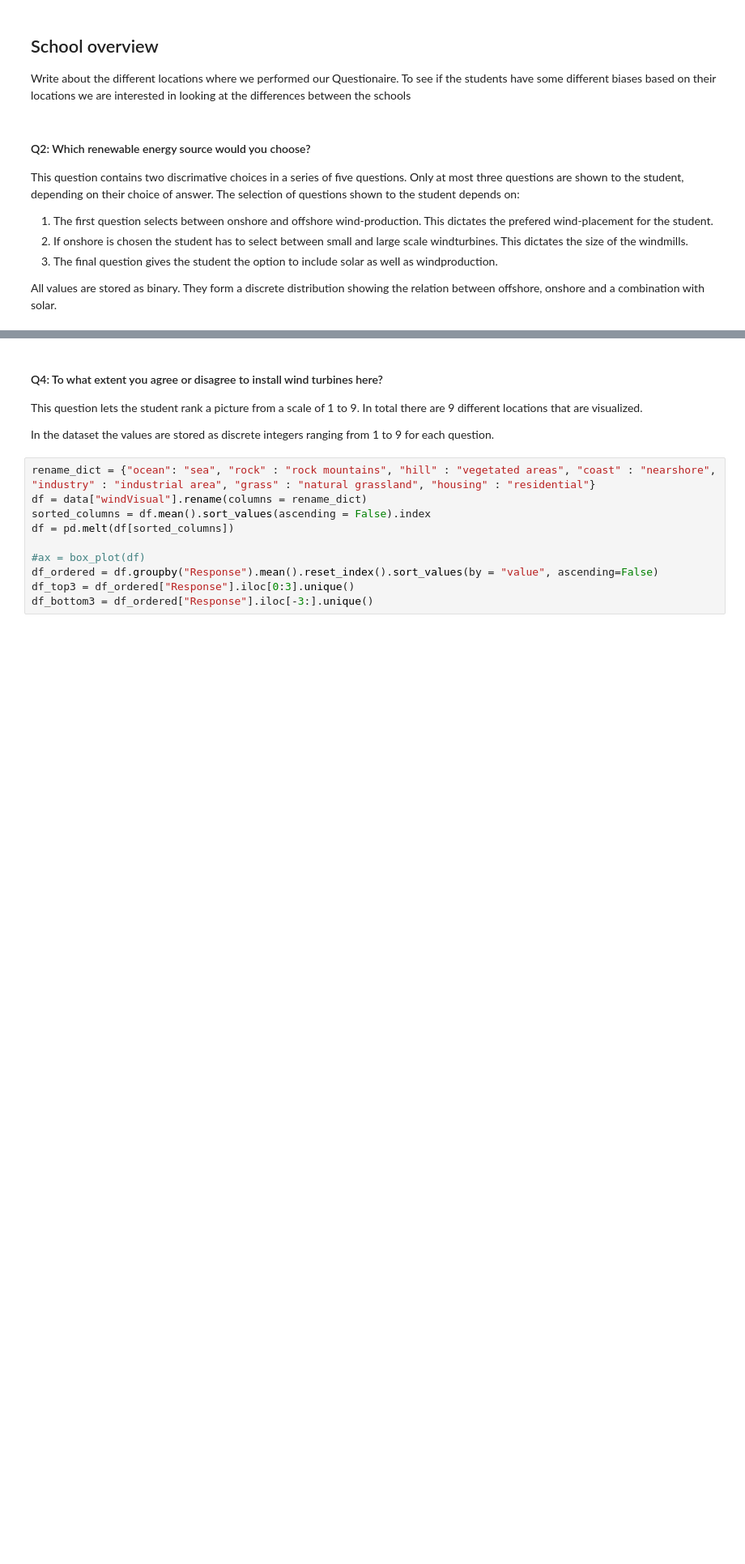
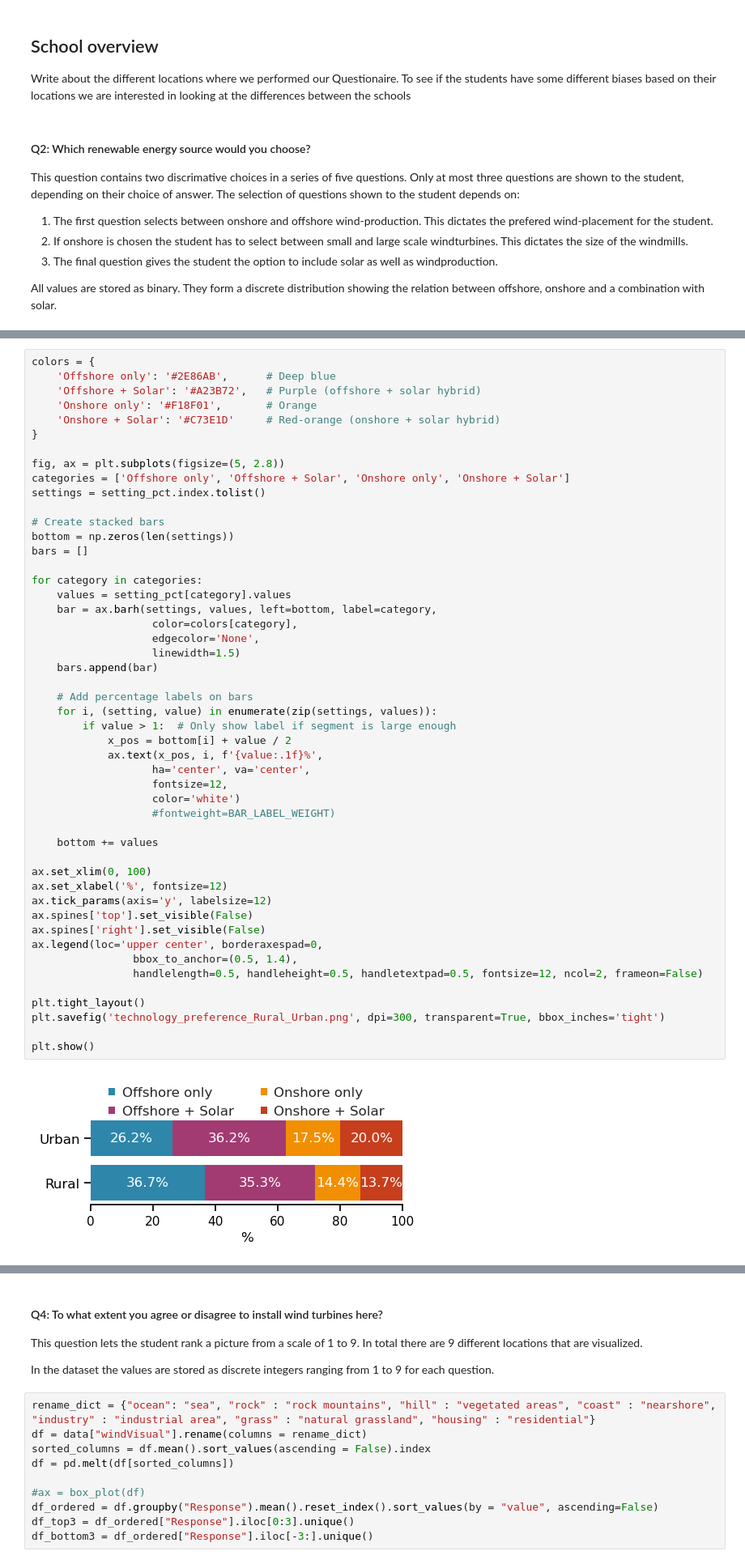
Before and after one commit to JavedMS/Mapping_Workshops_EFF, a Jupyter notebook: final.ipynb, the cells around one changed output, grey strips where cells are left out. Shown at 81% size. Drawn from its saved outputs; the diff is of its cells as text; blank space fills up the shorter version.

```diff
--- a/final.ipynb
+++ b/final.ipynb
@@ -418,0 +562,51 @@ All values are stored as binary. They form a discrete distribution showing the r
+# %%
+colors = {
+    'Offshore only': '#2E86AB',      # Deep blue
+    'Offshore + Solar': '#A23B72',   # Purple (offshore + solar hybrid)
+    'Onshore only': '#F18F01',       # Orange
+    'Onshore + Solar': '#C73E1D'     # Red-orange (onshore + solar hybrid)
+}
+
+fig, ax = plt.subplots(figsize=(5, 2.8))
+categories = ['Offshore only', 'Offshore + Solar', 'Onshore only', 'Onshore + Solar']
+settings = setting_pct.index.tolist()
+
+# Create stacked bars
+bottom = np.zeros(len(settings))
+bars = []
+
+for category in categories:
+    values = setting_pct[category].values
+    bar = ax.barh(settings, values, left=bottom, label=category,
+                   color=colors[category],
+                   edgecolor='None',
+                   linewidth=1.5)
+    bars.append(bar)
+
+    # Add percentage labels on bars
+    for i, (setting, value) in enumerate(zip(settings, values)):
+        if value > 1:  # Only show label if segment is large enough
+            x_pos = bottom[i] + value / 2
+            ax.text(x_pos, i, f'{value:.1f}%',
+                   ha='center', va='center',
+                   fontsize=12,
+                   color='white')
+                   #fontweight=BAR_LABEL_WEIGHT)
+
+    bottom += values
+
+ax.set_xlim(0, 100)
+ax.set_xlabel('%', fontsize=12)
+ax.tick_params(axis='y', labelsize=12)
+ax.spines['top'].set_visible(False)
+ax.spines['right'].set_visible(False)
+ax.legend(loc='upper center', borderaxespad=0,
+                bbox_to_anchor=(0.5, 1.4),
+                handlelength=0.5, handleheight=0.5, handletextpad=0.5, fontsize=12, ncol=2, frameon=False)
+
+plt.tight_layout()
+plt.savefig('technology_preference_Rural_Urban.png', dpi=300, transparent=True, bbox_inches='tight')
+
+plt.show()
+# %% [output]
+[figure, added]
```
Also changed, not shown: parts of 19 cells of this notebook.
